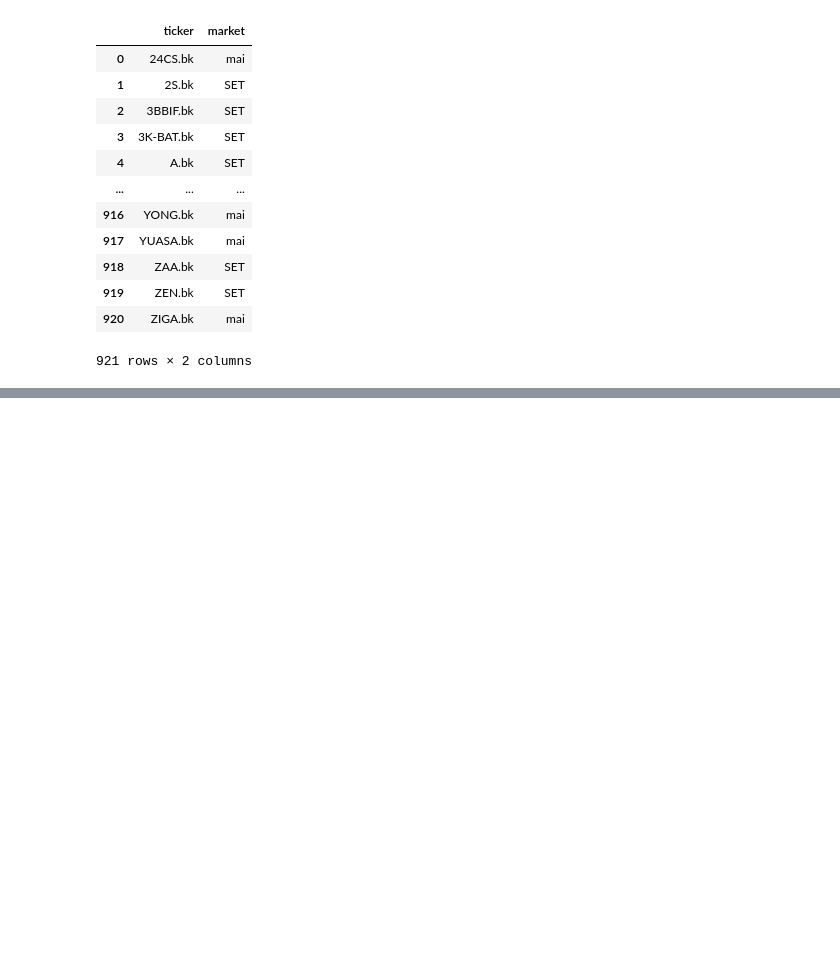
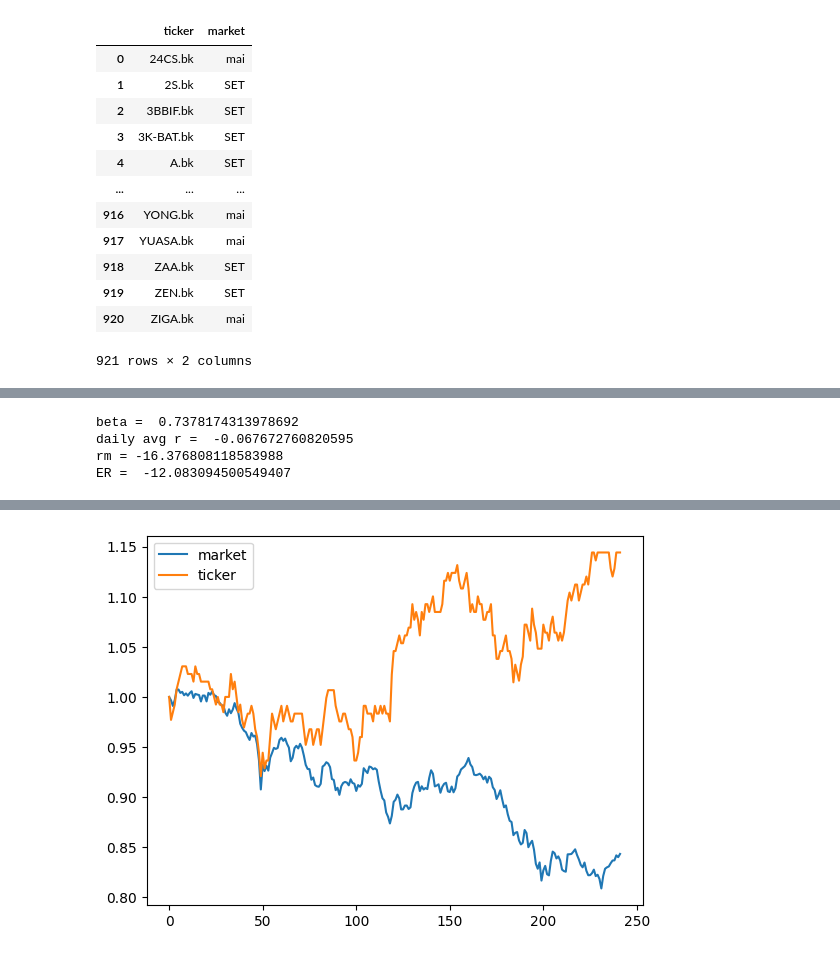
Before and after one commit to NarasetS/StockTH_Valuation, a Jupyter notebook: CAPM_Batch.ipynb, the cells around one changed output, grey strips where cells are left out. Saved outputs shown, nothing was run; the diff lists cells and outputs as text; code cells hidden in the pictures; blank space fills up the shorter version.

```diff
--- a/CAPM_Batch.ipynb
+++ b/CAPM_Batch.ipynb
@@ -93,0 +93,66 @@ tickers
+# %%
+## calculate CAPM of each stock regarding their date-start and date-end
+
+def normalize(df):
+  x = df.copy()
+  for i in x.columns[0:]:
+    x[i] = x[i]/x[i][0]
+  return x
+
+def daily_return(df):
+    df_daily_return = df.copy()
+    for i in df.columns[0:]:
+        for j in range(1, len(df)):
+            df_daily_return[i][j] = ((df[i][j]- df[i][j-1])/df[i][j-1]) * 100
+        df_daily_return[i][0] = 0
+    return df_daily_return
+
+def cal_CAPM(market,ticker,riskfreerate,date_start,date_end):
+    try:
+        m = yf.Ticker(market).history(start=date_start, end=date_end, interval="1d")
+        s = yf.Ticker(ticker).history(start=date_start, end=date_end, interval="1d")
+        m.reset_index(inplace=True)
+        s.reset_index(inplace=True)
+        m['1d'] = m['Date'].dt.date
+        s['1d'] = s['Date'].dt.date
+        m = m.drop(columns=['Date'])
+        s = s.drop(columns=['Date'])
+        m = m.set_index('1d')
+        s = s.set_index('1d')
+
+        data = pd.DataFrame()
+        data['market'] = m['Close']
+        data['ticker'] = s['Close']
+
+        data = data.loc[~(data['market'].isna() | data['ticker'].isna())]
+        data.reset_index(inplace=True,drop=True)
+
+        data = normalize(data)
+        data.plot()
+        data_daily_return = daily_return(data)
+
+        beta, alpha = np.polyfit(data_daily_return['market'], data_daily_return['ticker'], 1)
+        data_daily_return['market'].mean()
+        rm = data_daily_return['market'].mean() * len(data_daily_return)
+        ER = riskfreerate + (beta * (rm-riskfreerate))
+        print('beta = ',beta)
+        print('daily avg r = ',data_daily_return['market'].mean())
+        print('rm =',rm)
+    except:
+        print('ticker not found')
+        ER = None
+
+    return ER
+
+
+market = "^SET.bk"
+stock = 'PTT.bk'
+date_end = "2023-12-31"
+date_start =  "2023-1-1" #tickers['date_start'].loc[tickers['ticker'] == stock].values[0]
+test = cal_CAPM(market,stock,0,date_start,date_end)
+print('ER = ',test)
+# %% [output]
+beta =  0.7378174313978692
+daily avg r =  -0.067672760820595
+rm = -16.376808118583988
+ER =  -12.083094500549407
@@ -93,0 +179 @@ tickers
+[figure, added]
```
Also changed, not shown: parts of 5 cells of this notebook, 1 other file.
